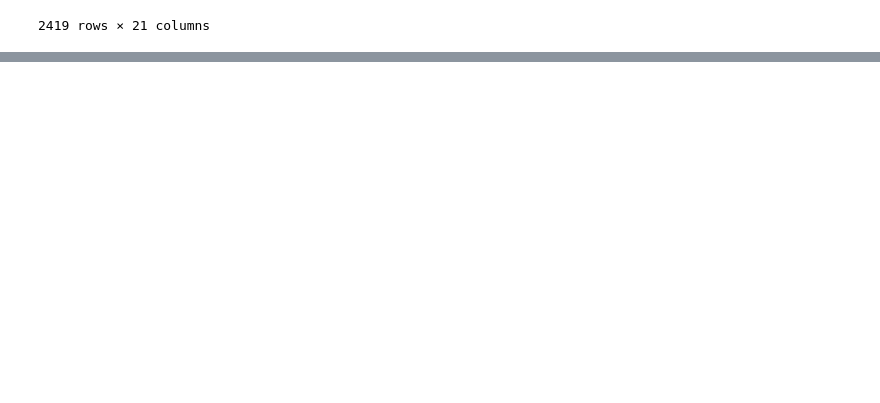
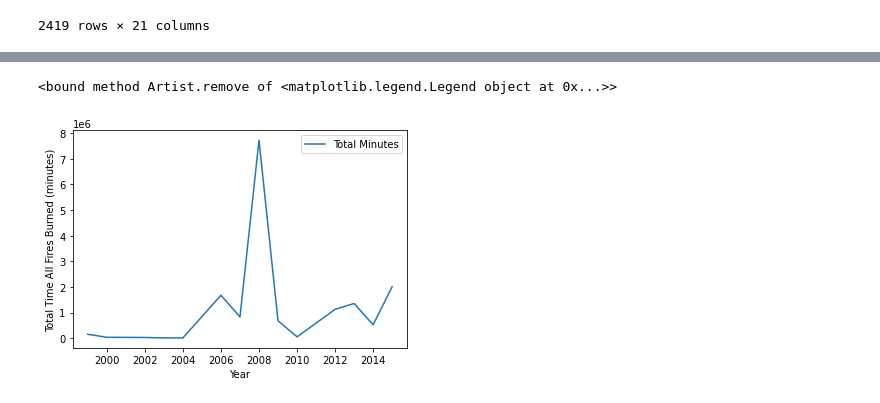
Before and after one commit to Jagjeet/fire-analysis-project, a Jupyter notebook: FireAnalysis.ipynb, the cells around one changed output, grey strips where cells are left out. Saved outputs shown, nothing was run; the diff lists cells and outputs as text; code cells hidden in the pictures; blank space fills up the shorter version.

```diff
--- a/FireAnalysis.ipynb
+++ b/FireAnalysis.ipynb
@@ -521,0 +538,9 @@ NameError: name 'sum_fire_time' is not defined
+# %%
+#total time burning per year
+cal_minute = cleaned_fire_data.loc[cleaned_fire_data["STATE"]== "CA", :]
+fire_num = cal_minute[["FIRE_YEAR", "Total Minutes"]]
+yearly_fire_num = fire_num.groupby(["FIRE_YEAR"])
+cal_sum_fire_time = yearly_fire_num.sum()
+
+
+cal_sum_fire_time
@@ -521,0 +564,10 @@ NameError: name 'sum_fire_time' is not defined
+# %%
+#Total minutes
+ax4 = cal_sum_fire_time.plot.line()
+plt.xlabel('Year')
+plt.ylabel('Total Time All Fires Burned (minutes)')
+ax4.get_legend().remove
+# plt.savefig("output/Figure10")
+# %% [output]
+<bound method Artist.remove of <matplotlib.legend.Legend object at 0x...>>
+[figure, added]
```
Also changed, not shown: parts of 6 cells of this notebook.
